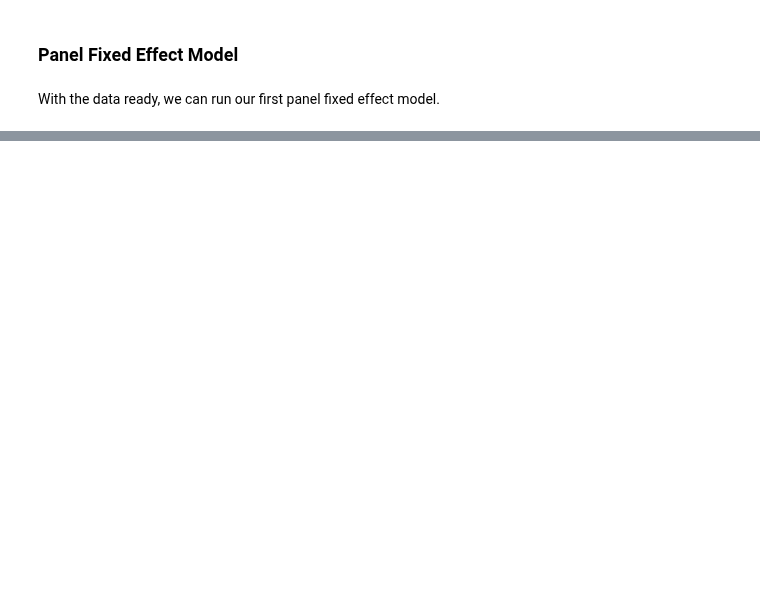
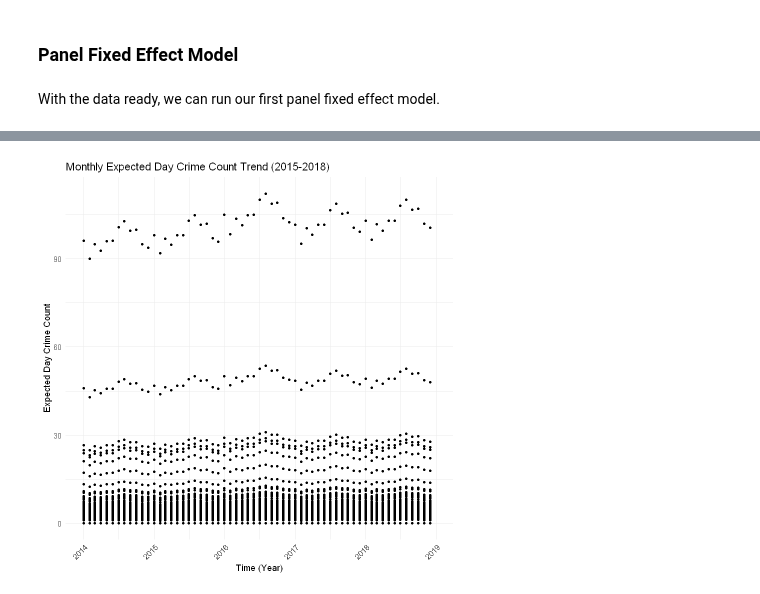
Before and after one commit to Irene-Berezin/econ_398_project, a Jupyter notebook: project_workbook.ipynb, the cells around one changed output, grey strips where cells are left out. Cells and saved outputs as stored; diff of their text form; code cells hidden in the pictures; blank space fills up the shorter version.

```diff
--- a/project_workbook.ipynb
+++ b/project_workbook.ipynb
@@ -395,0 +564,10 @@ $ expected_crime       <dbl> 1.734892, 1.718286, 2.003552, 2.444744, 1.495719,
+# %%
+ggplot(census2016_panel_night, aes(x = date, y = expected_day_crime)) +
+  geom_point(size = 1) +
+  scale_x_date(date_breaks = "1 year", date_labels = "%Y", limits = as.Date(c("2014-01-01", "2018-12-31"))) +
+  labs(x = "Time (Year)", y = "Expected Day Crime Count",
+       title = "Monthly Expected Day Crime Count Trend (2015-2018)") +
+  theme_minimal() +
+  theme(axis.text.x = element_text(angle = 45, vjust = 1, hjust = 1))
+# %% [output]
+[figure, added]
```
Also changed, not shown: parts of 28 cells of this notebook, 2 other files.
